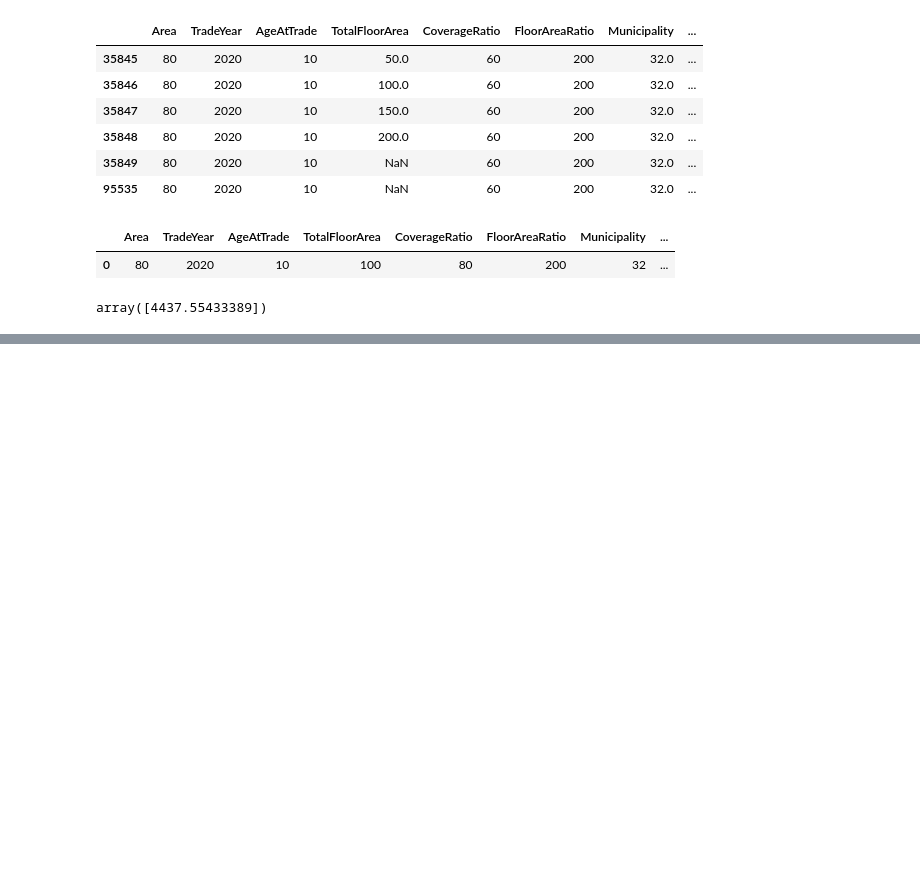
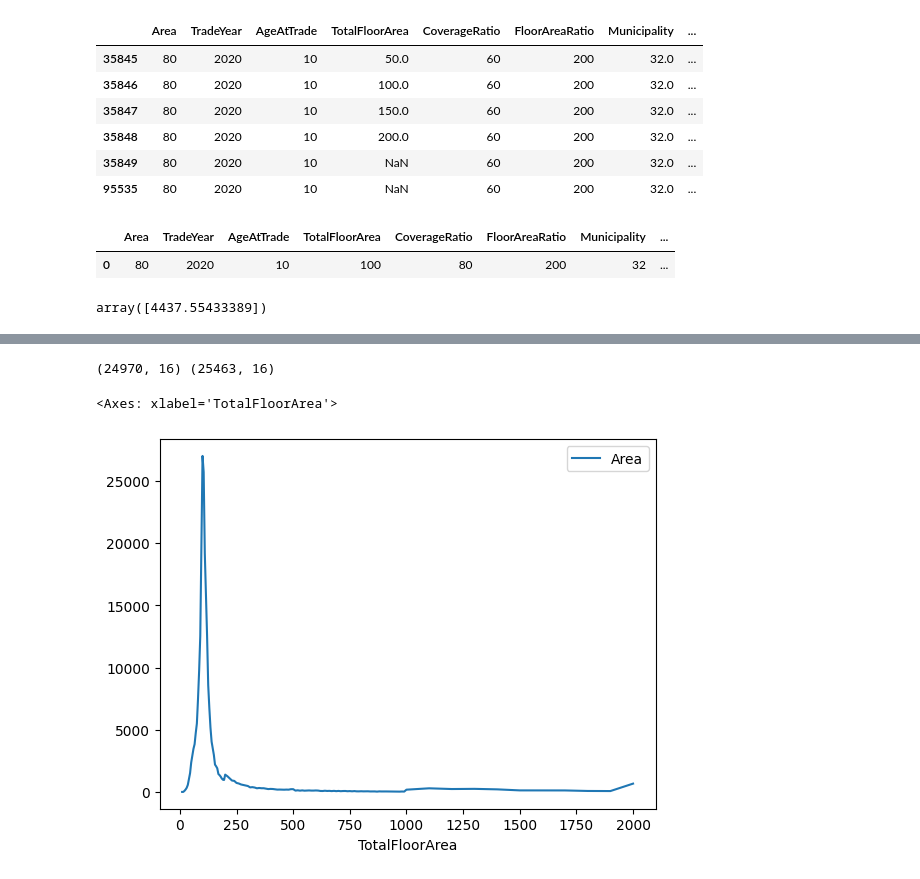
Before and after one commit to T-A0K1/real_estate_datas, a Jupyter notebook: data_analysis/statistic_analysis(LGBM).ipynb, the cells around one changed output, grey strips where cells are left out. Saved outputs shown, nothing was run; the diff lists cells and outputs as text; code cells hidden in the pictures; blank space fills up the shorter version.

```diff
--- a/data_analysis/statistic_analysis(LGBM).ipynb
+++ b/data_analysis/statistic_analysis(LGBM).ipynb
@@ -5,10 +5,16 @@ import numpy as np
 import datetime as dt
 # %%
 target_file_dir = "../../datas/"
+# target_file_names = [
+#     "RealEstateData_20111_20164_13_main",
+#     "RealEstateData_20171_20234_13_main",
+#     "RealEstateData_20111_20234_14_main"
+# ]
 target_file_names = [
-    "RealEstateData_20111_20164_13_main",
-    "RealEstateData_20171_20234_13_main",
-    "RealEstateData_20111_20234_14_main"
+    # "RealEstateData_20121_20154_14_13_main",
+    # "RealEstateData_20161_20194_14_13_main",
+    # "RealEstateData_20201_20234_14_13_main"
+    'RealEstateData_20221_20234_14_40_main'
 ]
 target_file_end = ".csv"
 df_origin = pd.DataFrame()
@@ -271,0 +286,12 @@ df_dumm_2.head()
+# %%
+df_tmp = df_origin[~df_origin.TotalFloorArea.isnull()].copy()
+print(df_tmp.shape, df_origin.shape)
+# %% [output]
+(24970, 16) (25463, 16)
+# %%
+df_tmp = df_origin.query('Type=="宅地(土地と建物)"').copy()
+# df_tmp = df_tmp.query('Municipality=="港区"')
+df_tmp.pivot_table(index='TotalFloorArea', values='Area', aggfunc='count').plot()
+# %% [output]
+<Axes: xlabel='TotalFloorArea'>
+[figure, added]
```
Also changed, not shown: parts of 3 cells of this notebook, 3 other files.
